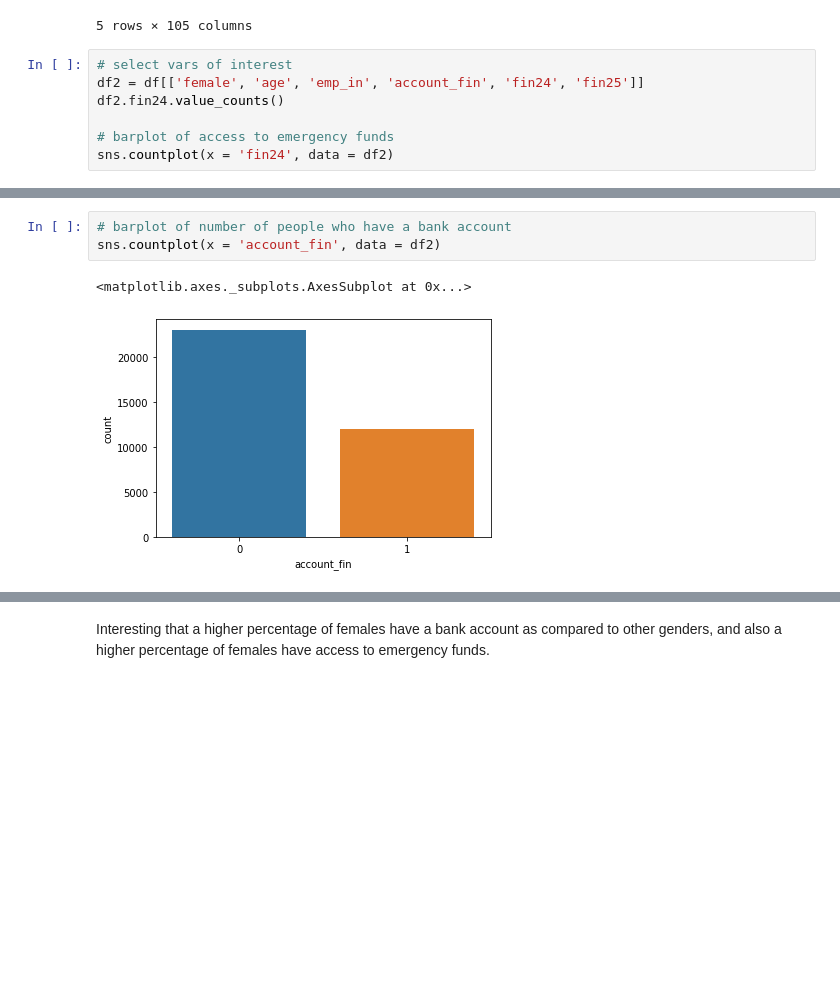
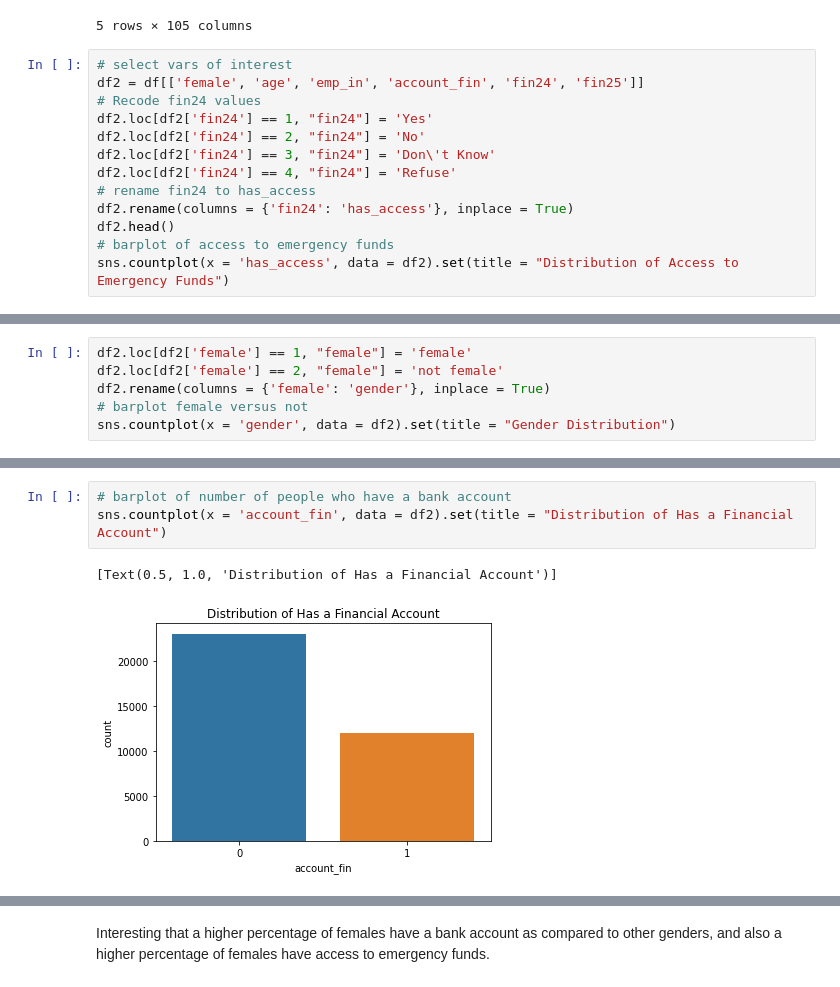
Before and after one commit to sds-capstone/2022-09-proj7-women-at-table, a Jupyter notebook: SDS410_exploration.ipynb, the cells around one changed output, grey strips where cells are left out. Cells and saved outputs as stored; diff of their text form; blank space fills up the shorter version.

```diff
--- a/SDS410_exploration.ipynb
+++ b/SDS410_exploration.ipynb
@@ -30,8 +34,14 @@ There are 35000 entries and 105 features
 # %%
 # select vars of interest
 df2 = df[['female', 'age', 'emp_in', 'account_fin', 'fin24', 'fin25']]
-df2.fin24.value_counts()
-
+# Recode fin24 values
+df2.loc[df2['fin24'] == 1, "fin24"] = 'Yes'
+df2.loc[df2['fin24'] == 2, "fin24"] = 'No'
+df2.loc[df2['fin24'] == 3, "fin24"] = 'Don\'t Know'
+df2.loc[df2['fin24'] == 4, "fin24"] = 'Refuse'
+# rename fin24 to has_access
+df2.rename(columns = {'fin24': 'has_access'}, inplace = True)
+df2.head()
 # barplot of access to emergency funds
-sns.countplot(x = 'fin24', data = df2)
+sns.countplot(x = 'has_access', data = df2).set(title = "Distribution of Access to Emergency Funds")
 # %% [output]
@@ -45,0 +70,6 @@ sns.countplot(x = 'female', data = df2)
+# %%
+df2.loc[df2['female'] == 1, "female"] = 'female'
+df2.loc[df2['female'] == 2, "female"] = 'not female'
+df2.rename(columns = {'female': 'gender'}, inplace = True)
+# barplot female versus not
+sns.countplot(x = 'gender', data = df2).set(title = "Gender Distribution")
@@ -46,9 +88,9 @@ sns.countplot(x = 'female', data = df2)
 # %%
 # barplot of number of people who have a bank account
-sns.countplot(x = 'account_fin', data = df2)
+sns.countplot(x = 'account_fin', data = df2).set(title = "Distribution of Has a Financial Account")
 # %% [output]
-<matplotlib.axes._subplots.AxesSubplot at 0x...>
+[Text(0.5, 1.0, 'Distribution of Has a Financial Account')]
-[figure, old version]
+[figure, new version]
 # %%
 # barplot of possibility of coming up with emergency funds by gender
 # 1 = female, 2 = not female
```
Also changed, not shown: parts of 11 cells of this notebook.
